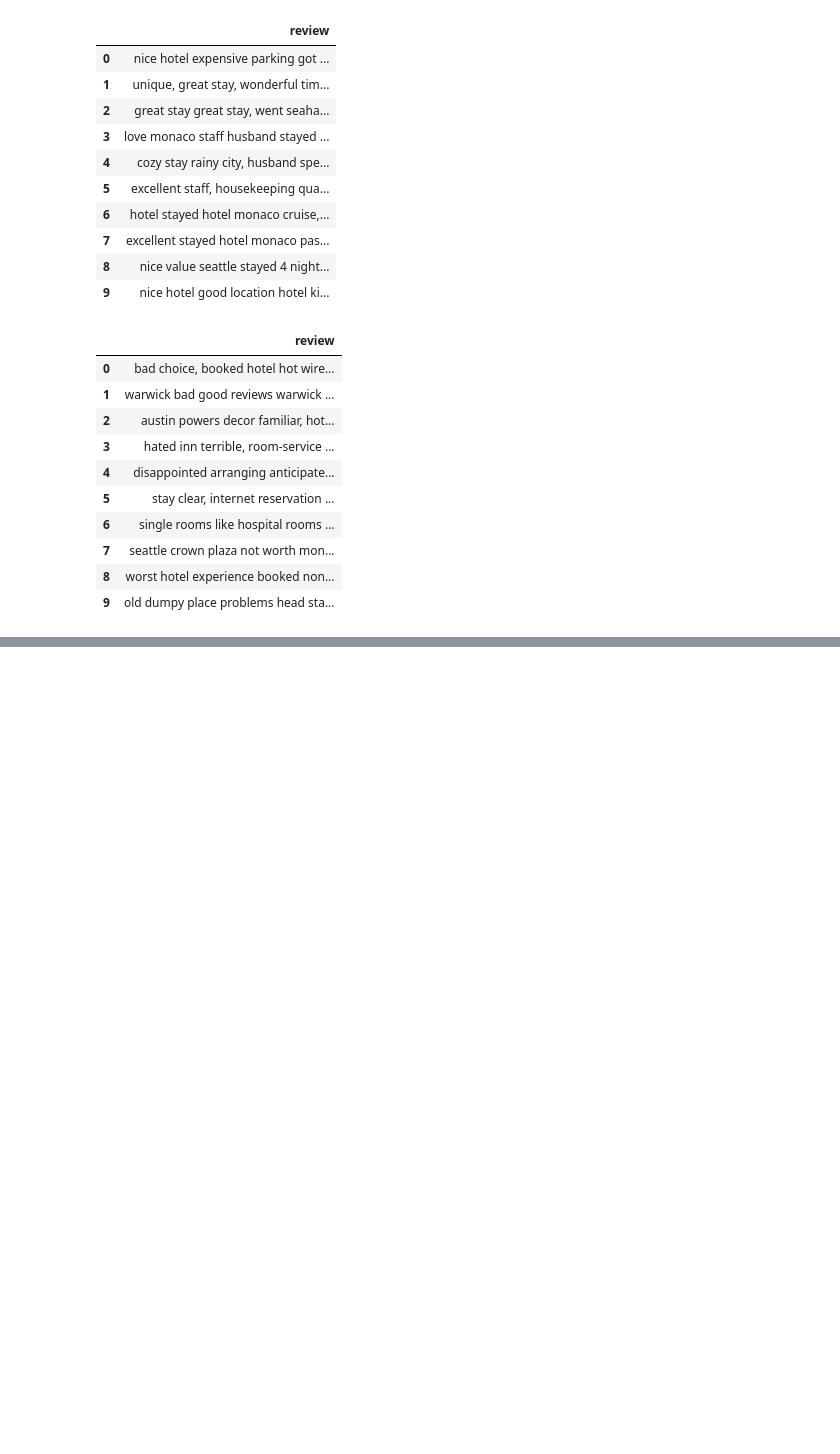
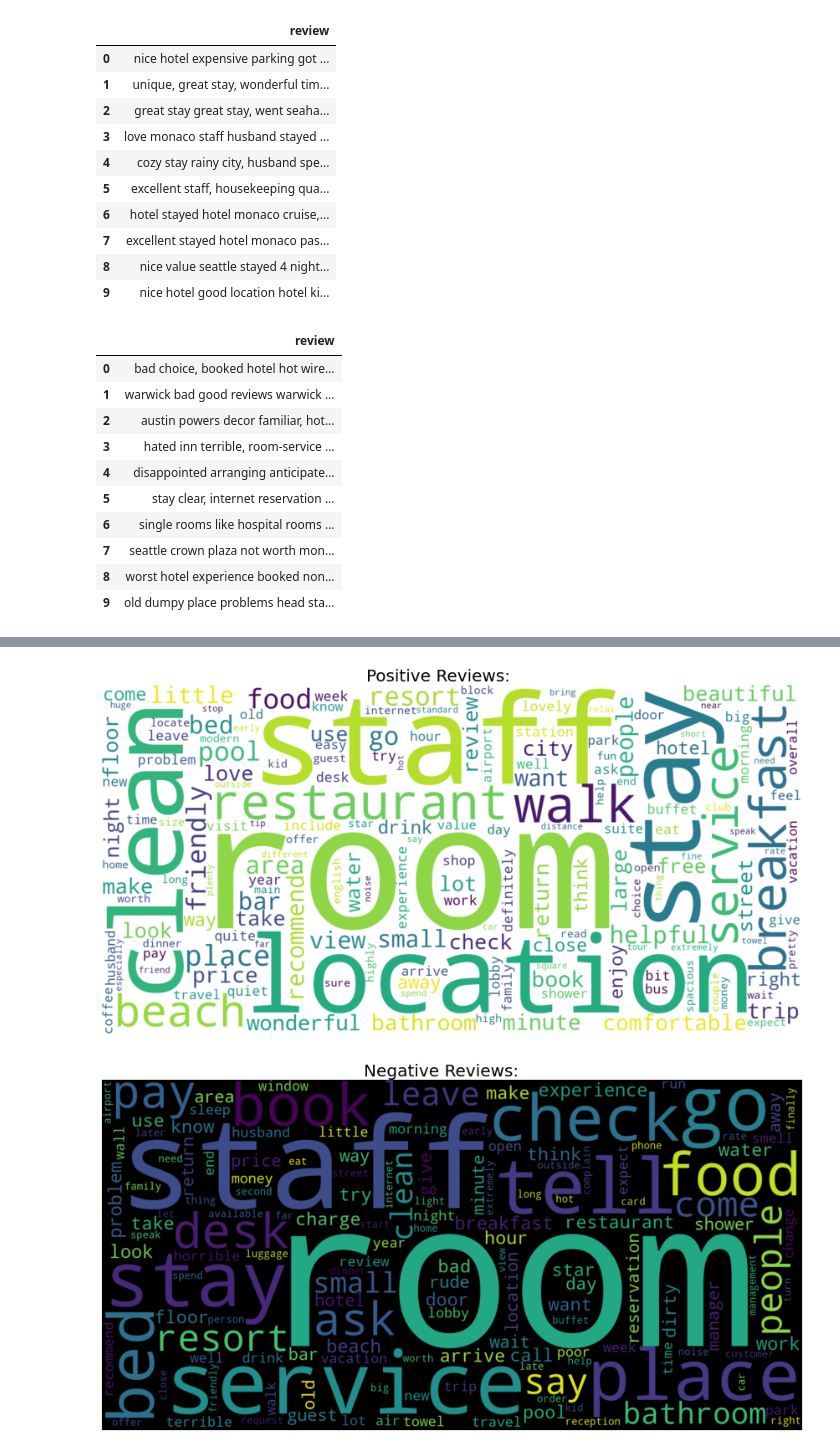
Before and after one commit to DonHK-97/LDA_BNCS411_Project, a Jupyter notebook: Sentiment_preprocess.ipynb, the cells around one changed output, grey strips where cells are left out. Saved outputs shown, nothing was run; the diff lists cells and outputs as text; code cells hidden in the pictures; blank space fills up the shorter version.

```diff
--- a/Sentiment_preprocess.ipynb
+++ b/Sentiment_preprocess.ipynb
@@ -124,0 +174,18 @@ NameError: ignored
+# %%
+# Wordnet provides the part of speech on each words.
+def pos_wordnet(pos_tag):
+
+  if pos_tag.startswith('J'):
+    return wordnet.ADJ
+
+  elif pos_tag.startswith('V'):
+    return wordnet.VERB
+
+  elif pos_tag.startswith('N'):
+    return wordnet.NOUN
+
+  elif pos_tag.startswith('R'):
+    return wordnet.ADV
+
+  else:
+    return wordnet.NOUN
@@ -124,0 +228,22 @@ NameError: ignored
+# %%
+def wordcloud(review_data, review_columns, color, title):
+
+  words = review_data[review_columns].tolist()
+  words_str = ' '.join(lemmatized_tokens(' '.join(words))) #call function "lemmatized_tokens"
+  wordcloud = WordCloud(collocations = False, background_color = color, width=1600,
+                        height=800, margin=2, min_font_size=20).generate(words_str)
+
+  plt.figure(figsize = (15, 10))
+  plt.imshow(wordcloud, interpolation = 'bilinear')
+  plt.axis("off")
+  plt.figtext(.5,.8,title,fontsize = 20, ha= 'center')
+  plt.show()
+
+# Wordcoulds for Positive Reviews
+wordcloud(pos_review,'review', 'white','Positive Reviews: ')
+
+# WordCoulds for Negative Reviews
+wordcloud(neg_review,'review', 'black', 'Negative Reviews:')
+# %% [output]
+[figure, added]
+[figure, added]
```
Also changed, not shown: parts of 13 cells of this notebook.
